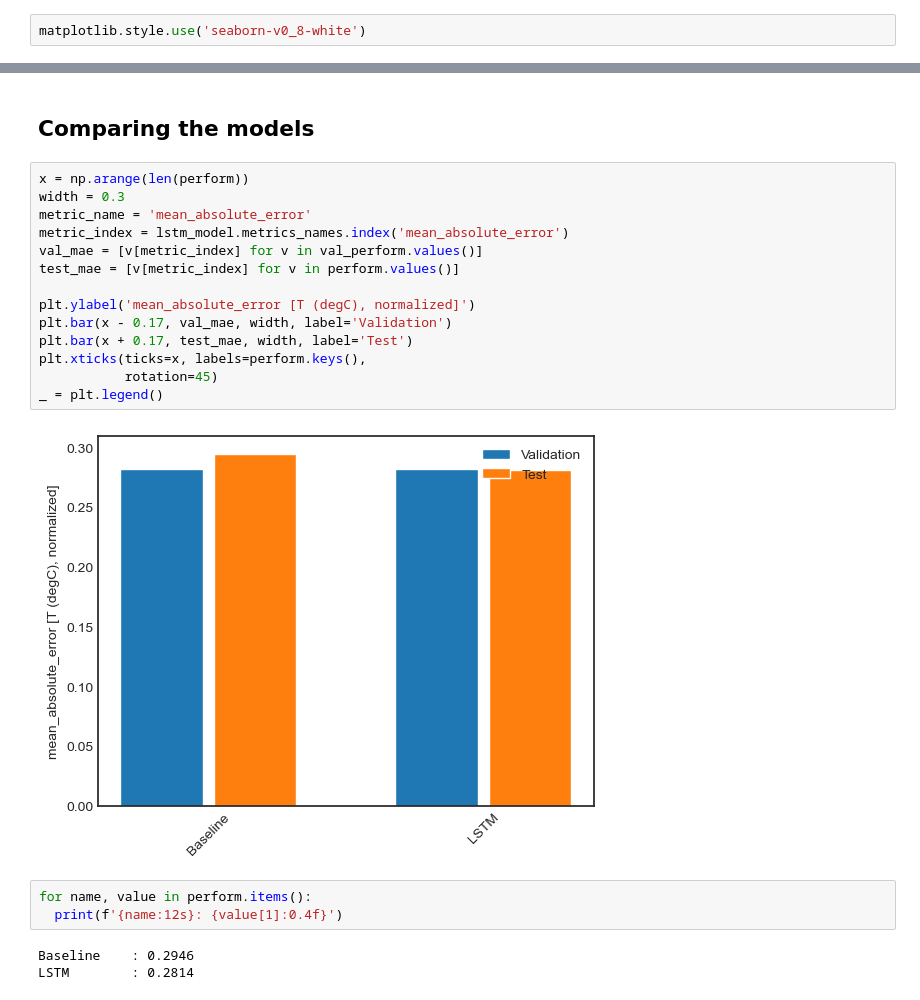
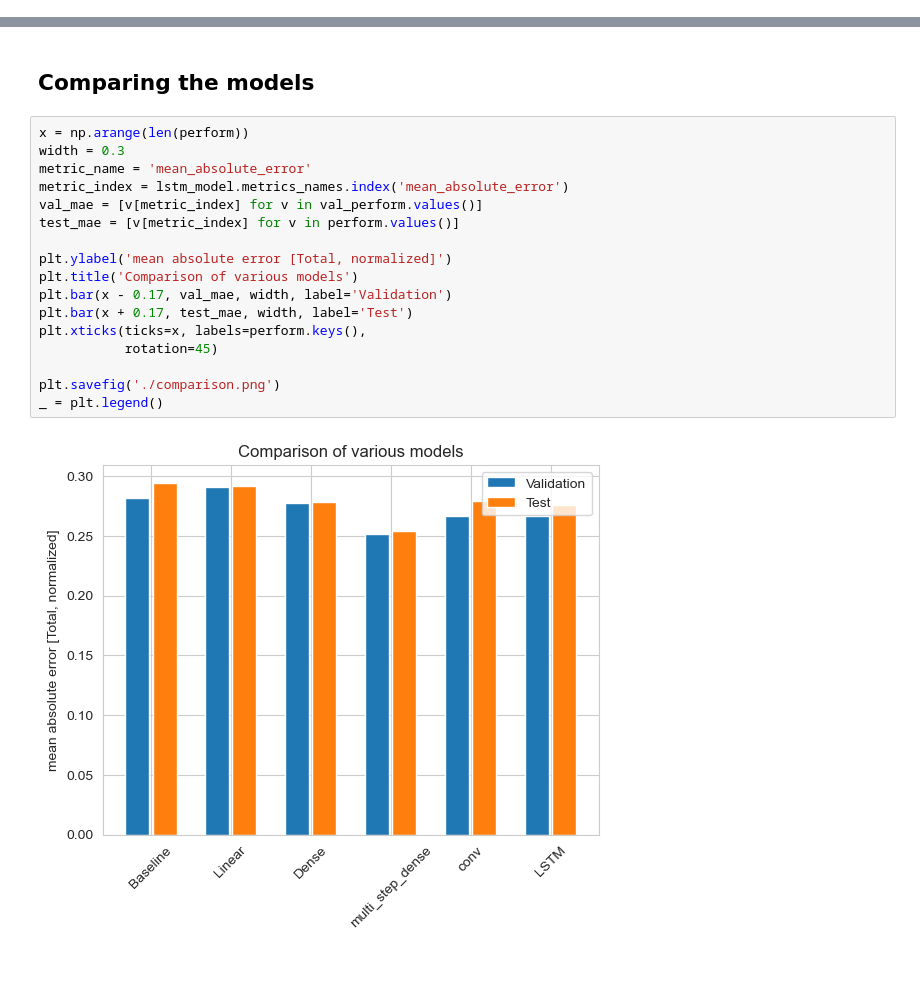
Before and after one commit to ciCciC/forecastingUsingDNNets, a Jupyter notebook: notebooks/v1.ipynb, the cells around one changed output, grey strips where cells are left out. Saved outputs shown, nothing was run; the diff lists cells and outputs as text; blank space fills up the shorter version.

```diff
--- a/notebooks/v1.ipynb
+++ b/notebooks/v1.ipynb
@@ -18,8 +17,6 @@ tf.config.list_physical_devices()
 # %% [output]
 [PhysicalDevice(name='/physical_device:CPU:0', device_type='CPU'),
  PhysicalDevice(name='/physical_device:GPU:0', device_type='GPU')]
-# %%
-matplotlib.style.use('seaborn-v0_8-white')
 # %%
 df_commerce = pd.read_csv('../data/e_commerce_uk.csv', encoding = 'ISO-8859-1')
 # %%
@@ -856,22 +861,19 @@ wider_window.plot(plot_col='Total', model=lstm_model)
 # %%
 x = np.arange(len(perform))
 width = 0.3
 metric_name = 'mean_absolute_error'
 metric_index = lstm_model.metrics_names.index('mean_absolute_error')
 val_mae = [v[metric_index] for v in val_perform.values()]
 test_mae = [v[metric_index] for v in perform.values()]
 
-plt.ylabel('mean_absolute_error [T (degC), normalized]')
+plt.ylabel('mean absolute error [Total, normalized]')
+plt.title('Comparison of various models')
 plt.bar(x - 0.17, val_mae, width, label='Validation')
 plt.bar(x + 0.17, test_mae, width, label='Test')
 plt.xticks(ticks=x, labels=perform.keys(),
            rotation=45)
+
+plt.savefig('./comparison.png')
 _ = plt.legend()
 # %% [output]
-[figure, old version]
+[figure, new version]
-# %%
-for name, value in perform.items():
-  print(f'{name:12s}: {value[1]:0.4f}')
-# %% [output]
-Baseline    : 0.2946
-LSTM        : 0.2814
```
Also changed, not shown: parts of 40 cells of this notebook, 6 other files.
